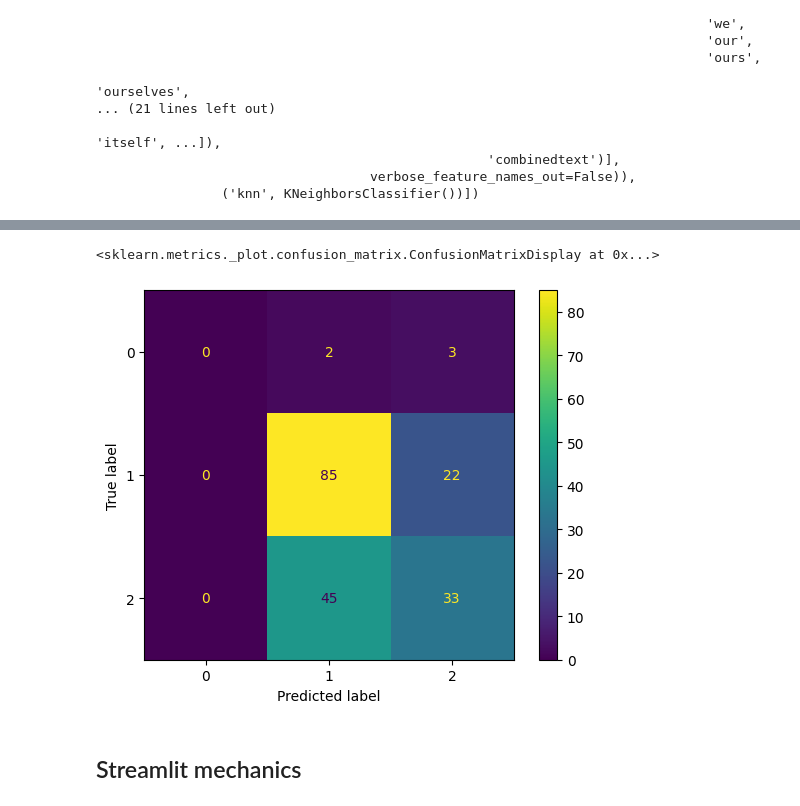
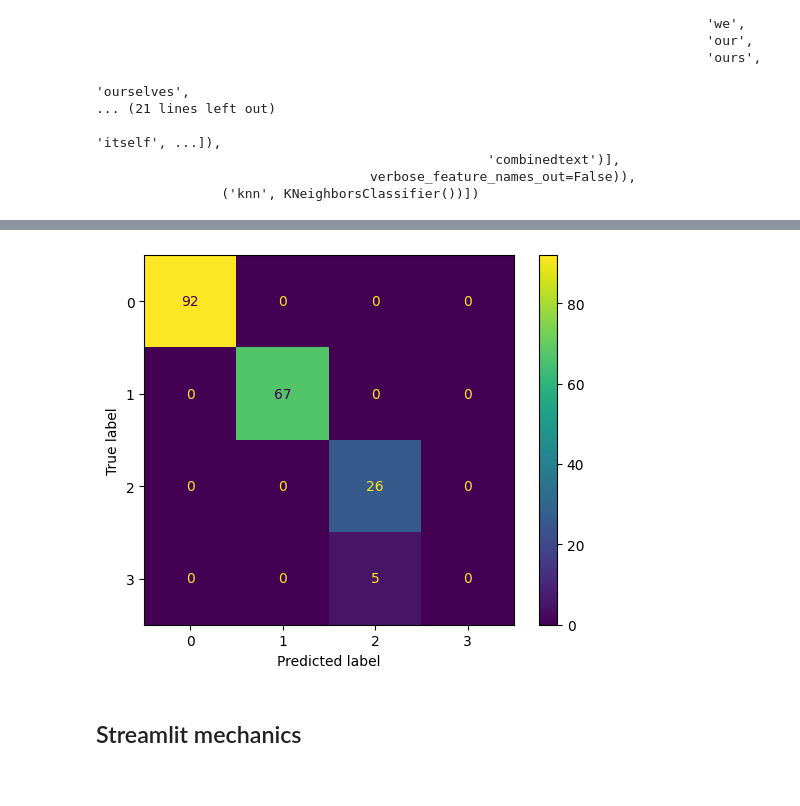
Before and after one commit to polinamin/ai_threat_index, a Jupyter notebook: code/Task_and_Technology_Analysis.ipynb, the cells around one changed output, grey strips where cells are left out. Drawn from its saved outputs; the diff is of its cells as text; code cells hidden in the pictures.

```diff
--- a/code/Task_and_Technology_Analysis.ipynb
+++ b/code/Task_and_Technology_Analysis.ipynb
@@ -2129,17 +2452,17 @@ logistic_full__regularized
 # %%
 best_column_trans = ColumnTransformer(
   [('scaled', StandardScaler(),make_column_selector(dtype_include=np.number)),
-  ('combined', CountVectorizer(max_features= 5000, min_df = 2, max_df = 0.95, ngram_range = (2,2), stop_words = stops), 'combinedtext')],
+  ('combined', TfidfVectorizer(max_features= 5000, min_df = 2, max_df = 0.9, ngram_range = (2,2), stop_words = stops), 'combinedtext')],
   remainder='drop', verbose_feature_names_out=False
   )
 # %%
 best_pipe_full_logr = Pipeline(
     steps = [
     ('preprocess', best_column_trans),
-    ('logr', LogisticRegression(solver="liblinear", C = 0.001, max_iter=3000, penalty = "l2", random_state=16))
+    ('logr', LogisticRegression(solver="liblinear", C = 1.0, max_iter=3000, penalty = "l1", random_state=16))
 ])
 # %%
-best_pipe_full_logr.fit(Xfull_train, y_train)
+best_pipe_full_logr.fit(X_fullnlp_train, y_train)
 # %% [output]
 Pipeline(steps=[('preprocess',
                  ColumnTransformer(transformers=[('scaled', StandardScaler(),
@@ -2161,5 +2484,5 @@ Pipeline(steps=[('preprocess',
 # %%
-best_pipe_full_logr_preds = best_pipe_full_logr.predict(Xfull_test)
+best_pipe_full_logr_preds = best_pipe_full_logr.predict(X_fullnlp_test)
 # %%
 joblib.dump(best_pipe_full_logr, 'Model.pkl')
 # %% [output]
@@ -2285,10 +2593,9 @@ plt.savefig('Knn.jpg')
 # %%
-cm = confusion_matrix(y_test,gs_full__cvec_logr_preds )
+cm = confusion_matrix(y_test,best_pipe_full_logr_preds)
 disp = ConfusionMatrixDisplay(confusion_matrix=cm)
 disp.plot();
 # %% [output]
-<sklearn.metrics._plot.confusion_matrix.ConfusionMatrixDisplay at 0x...>
-[figure, old version]
+[figure, new version]
 # %% [markdown]
 ## Streamlit mechanics
 # %% [markdown]
```
Also changed, not shown: parts of 165 cells of this notebook, 15 other files.
